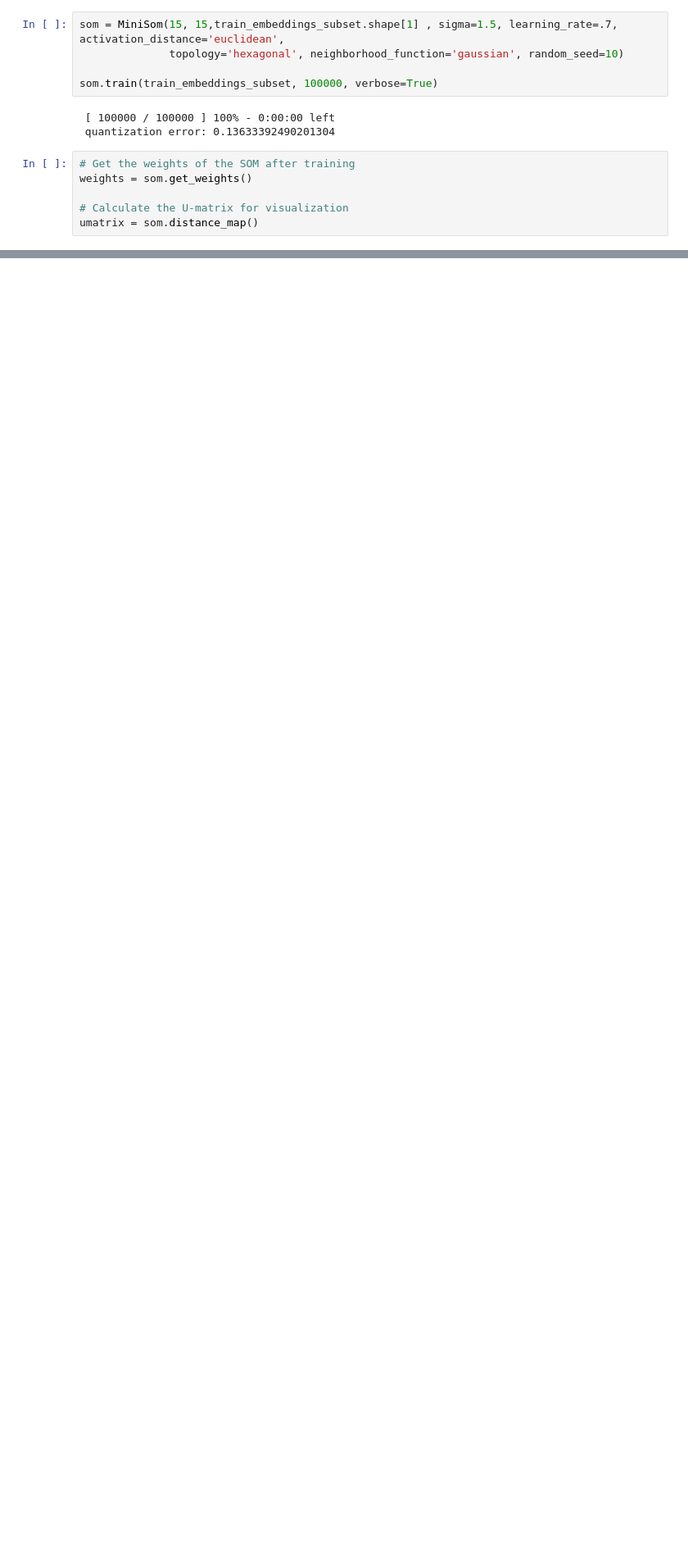
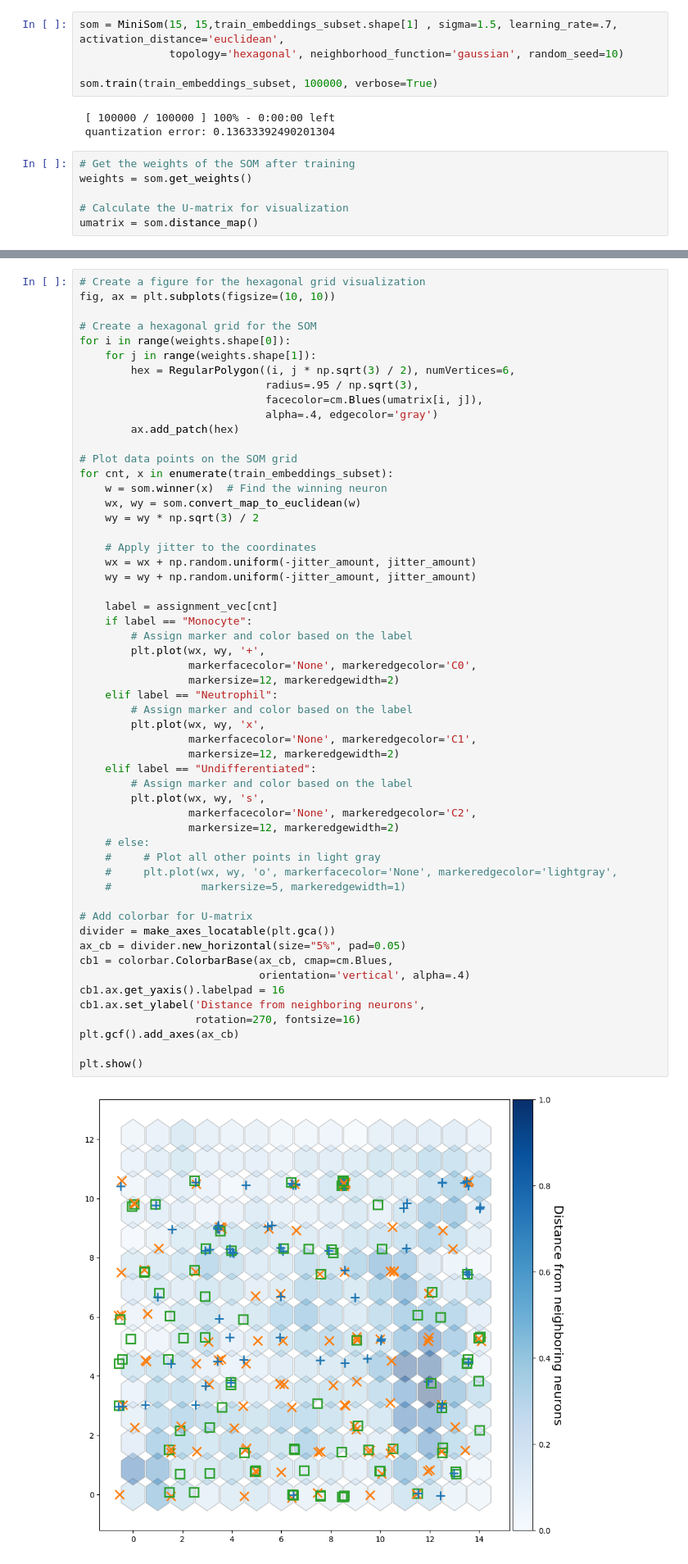
Before and after one commit to SZ-yang/SCSeq_LineageBarcoding, a Jupyter notebook: kevin/Writeup6_SOM/Writeup6_LARRY_SOM.ipynb, the cells around one changed output, grey strips where cells are left out. Shown at 82% size. Cells and saved outputs as stored; diff of their text form; blank space fills up the shorter version.

```diff
--- a/kevin/Writeup6_SOM/Writeup6_LARRY_SOM.ipynb
+++ b/kevin/Writeup6_SOM/Writeup6_LARRY_SOM.ipynb
@@ -61,3 +149,60 @@ umatrix = som.distance_map()
+# %%
+# Create a figure for the hexagonal grid visualization
+fig, ax = plt.subplots(figsize=(10, 10))
+
+# Create a hexagonal grid for the SOM
+for i in range(weights.shape[0]):
+    for j in range(weights.shape[1]):
+        hex = RegularPolygon((i, j * np.sqrt(3) / 2), numVertices=6,
+                             radius=.95 / np.sqrt(3),
+                             facecolor=cm.Blues(umatrix[i, j]),
+                             alpha=.4, edgecolor='gray')
+        ax.add_patch(hex)
+
+# Plot data points on the SOM grid
+for cnt, x in enumerate(train_embeddings_subset):
+    w = som.winner(x)  # Find the winning neuron
+    wx, wy = som.convert_map_to_euclidean(w)
+    wy = wy * np.sqrt(3) / 2
+
+    # Apply jitter to the coordinates
+    wx = wx + np.random.uniform(-jitter_amount, jitter_amount)
+    wy = wy + np.random.uniform(-jitter_amount, jitter_amount)
+
+    label = assignment_vec[cnt]
+    if label == "Monocyte":
+        # Assign marker and color based on the label
+        plt.plot(wx, wy, '+',
+                 markerfacecolor='None', markeredgecolor='C0',
+                 markersize=12, markeredgewidth=2)
+    elif label == "Neutrophil":
+        # Assign marker and color based on the label
+        plt.plot(wx, wy, 'x',
+                 markerfacecolor='None', markeredgecolor='C1',
+                 markersize=12, markeredgewidth=2)
+    elif label == "Undifferentiated":
+        # Assign marker and color based on the label
+        plt.plot(wx, wy, 's',
+                 markerfacecolor='None', markeredgecolor='C2',
+                 markersize=12, markeredgewidth=2)
+    # else:
+    #     # Plot all other points in light gray
+    #     plt.plot(wx, wy, 'o', markerfacecolor='None', markeredgecolor='lightgray',
+    #              markersize=5, markeredgewidth=1)
+
+# Add colorbar for U-matrix
+divider = make_axes_locatable(plt.gca())
+ax_cb = divider.new_horizontal(size="5%", pad=0.05)
+cb1 = colorbar.ColorbarBase(ax_cb, cmap=cm.Blues,
+                            orientation='vertical', alpha=.4)
+cb1.ax.get_yaxis().labelpad = 16
+cb1.ax.set_ylabel('Distance from neighboring neurons',
+                  rotation=270, fontsize=16)
+plt.gcf().add_axes(ax_cb)
+
+plt.show()
+# %% [output]
+[figure, added]
 # %%
 # Create a figure for the hexagonal grid visualization
 fig, ax = plt.subplots(figsize=(10, 10))
```
Also changed, not shown: parts of 17 cells of this notebook.
